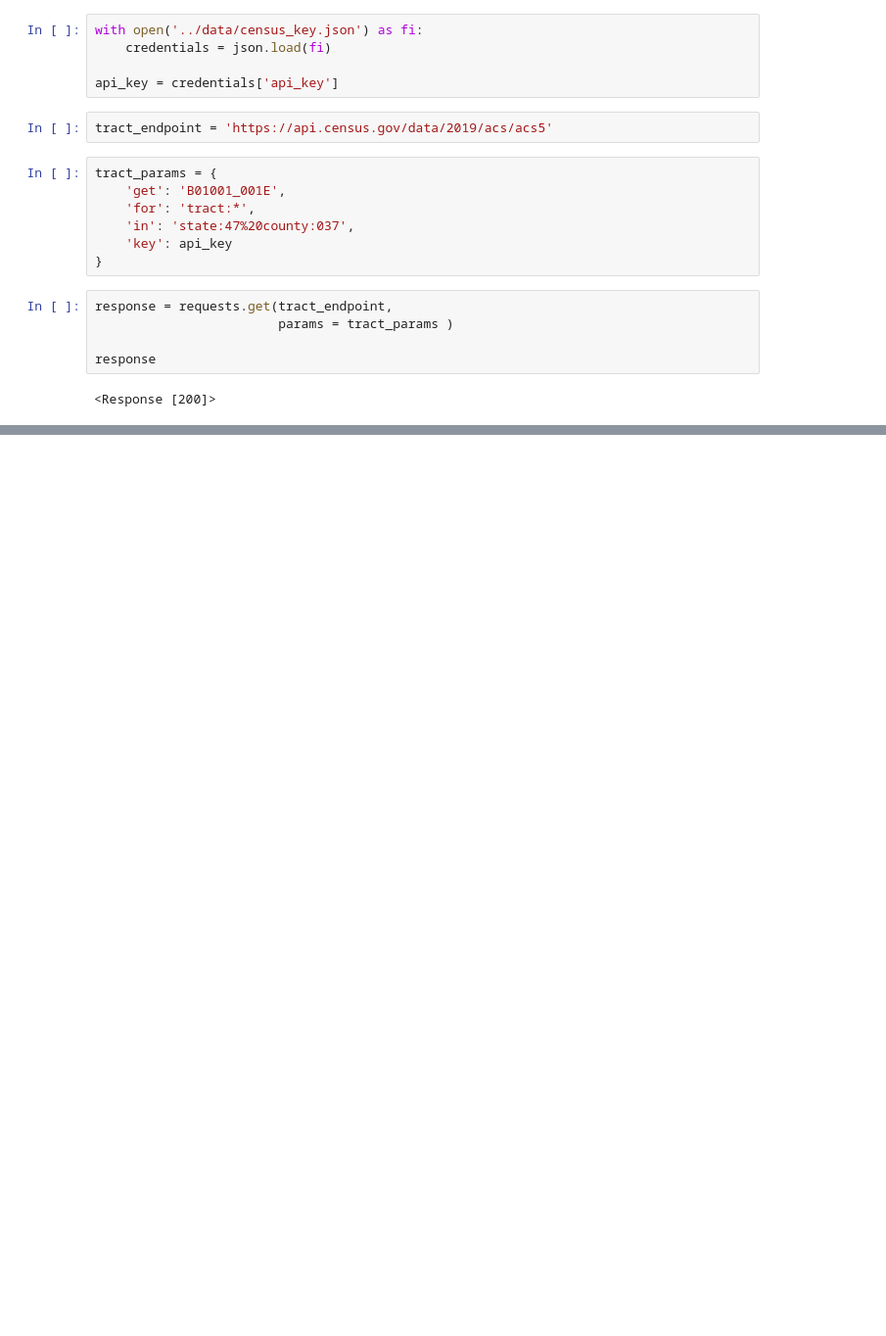
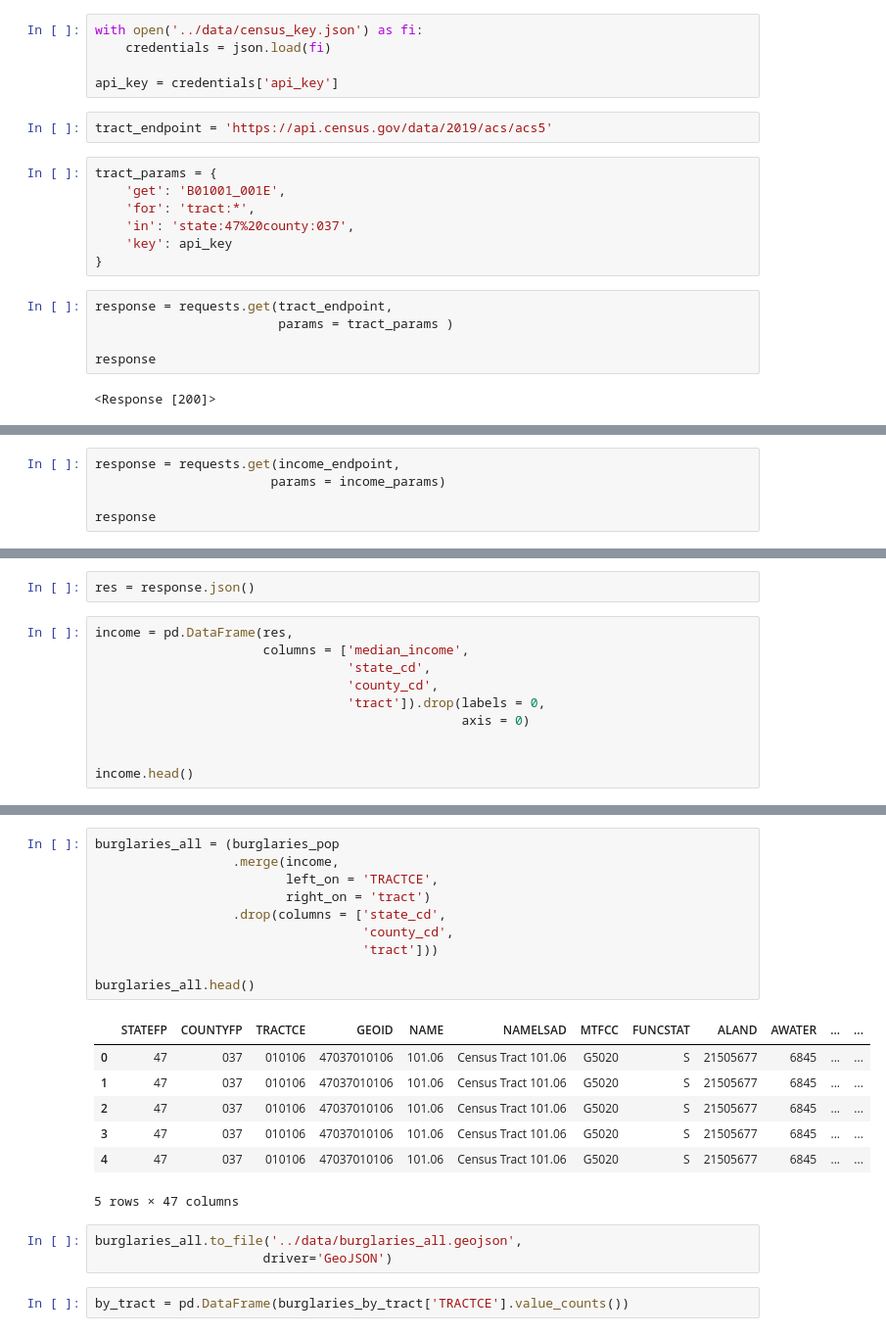
Before and after one commit to nss-data-science-cohort-5/geospatial_api-orange-oscelots, a Jupyter notebook: notebooks/geospatial_api_chris_mulvey.ipynb, the cells around one changed output, grey strips where cells are left out. Shown at 98% size. Drawn from its saved outputs; the diff is of its cells as text; blank space fills up the shorter version.

```diff
--- a/notebooks/geospatial_api_chris_mulvey.ipynb
+++ b/notebooks/geospatial_api_chris_mulvey.ipynb
@@ -275,0 +311,5 @@ response.json()
+# %%
+response = requests.get(income_endpoint,
+                       params = income_params)
+
+response
@@ -275,0 +318,12 @@ response.json()
+# %%
+res = response.json()
+# %%
+income = pd.DataFrame(res,
+                      columns = ['median_income',
+                                 'state_cd',
+                                 'county_cd',
+                                 'tract']).drop(labels = 0,
+                                                axis = 0)
+
+
+income.head()
@@ -275,0 +357,23 @@ response.json()
+# %%
+burglaries_all = (burglaries_pop
+                  .merge(income,
+                         left_on = 'TRACTCE',
+                         right_on = 'tract')
+                  .drop(columns = ['state_cd',
+                                   'county_cd',
+                                   'tract']))
+
+burglaries_all.head()
+# %% [output]
+|  | STATEFP | COUNTYFP | TRACTCE | GEOID | NAME | NAMELSAD | MTFCC | FUNCSTAT | ALAND | AWATER | ... | ... |
+| 0 | 47 | 037 | 010106 | 47037010106 | 101.06 | Census Tract 101.06 | G5020 | S | 21505677 | 6845 | ... | ... |
+| 1 | 47 | 037 | 010106 | 47037010106 | 101.06 | Census Tract 101.06 | G5020 | S | 21505677 | 6845 | ... | ... |
+| 2 | 47 | 037 | 010106 | 47037010106 | 101.06 | Census Tract 101.06 | G5020 | S | 21505677 | 6845 | ... | ... |
+| 3 | 47 | 037 | 010106 | 47037010106 | 101.06 | Census Tract 101.06 | G5020 | S | 21505677 | 6845 | ... | ... |
+| 4 | 47 | 037 | 010106 | 47037010106 | 101.06 | Census Tract 101.06 | G5020 | S | 21505677 | 6845 | ... | ... |
+5 rows × 47 columns
+# %%
+burglaries_all.to_file('../data/burglaries_all.geojson',
+                      driver='GeoJSON')
+# %%
+by_tract = pd.DataFrame(burglaries_by_tract['TRACTCE'].value_counts())
```
Also changed, not shown: parts of 21 cells of this notebook, 1 other file.
